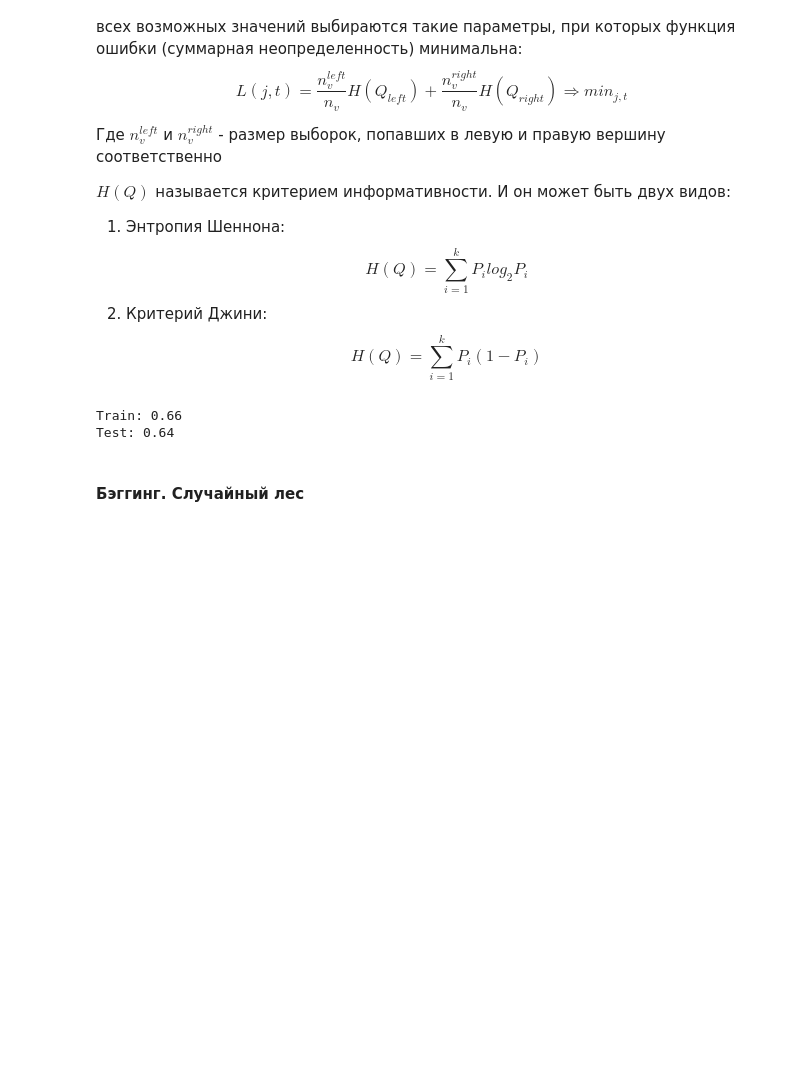
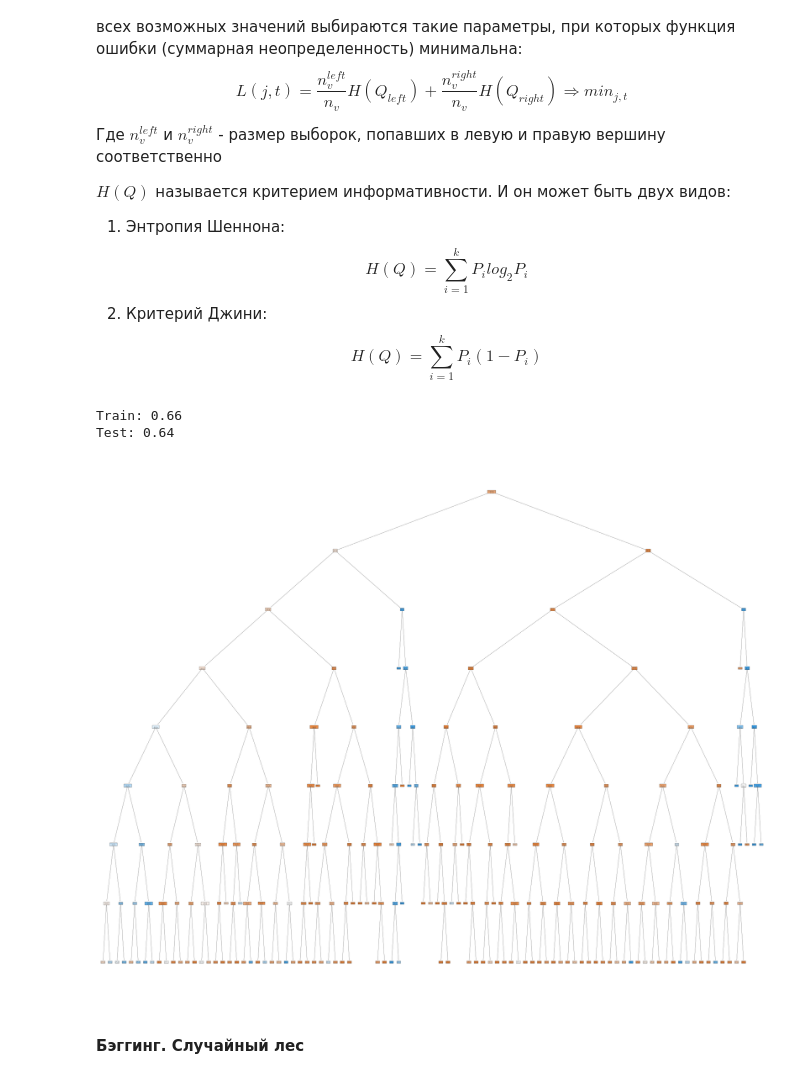
Before and after one commit to Vezdexod/sf_data_science, a Jupyter notebook: Data_Science_memory/ML3/AdultClassification.ipynb, the cells around one changed output. Cells and saved outputs as stored; diff of their text form; code cells hidden in the pictures; blank space fills up the shorter version.

```diff
--- a/Data_Science_memory/ML3/AdultClassification.ipynb
+++ b/Data_Science_memory/ML3/AdultClassification.ipynb
@@ -27,7 +27,7 @@ plt.style.use('seaborn')
 # %% [markdown]
 ### Знакомство с данными и их исследование
 # %%
-data = pd.read_csv('data/adult.csv')
+data = pd.read_csv('adult.csv')
 data.head()
 # %% [output]
 |  | age | workclass | fnlwgt | education | education.num | marital.status | occupation | relationship | ... |
@@ -391,15 +391,17 @@ print('Test: {:.2f}'.format(metrics.f1_score(y_test, y_test_pred)))
 Train: 0.66
 Test: 0.64
 # %%
-# #Создаем фигуру для визуализации графа
-# fig = plt.figure(figsize=(25,20))
-# #Строим граф дерева решений
-# tree_graph = tree.plot_tree(
-#     dt, #объект обученного дерева
-#     feature_names=X_train.columns, #наименования факторов
-#     class_names=["0 - <=50K", "1 - >50K"], #имена классов
-#     filled=True, #расцветка графа
-# );
+#Создаем фигуру для визуализации графа
+fig = plt.figure(figsize=(25,20))
+#Строим граф дерева решений
+tree_graph = tree.plot_tree(
+    dt, #объект обученного дерева
+    feature_names=X_train.columns, #наименования факторов
+    class_names=["0 - <=50K", "1 - >50K"], #имена классов
+    filled=True, #расцветка графа
+);
+# %% [output]
+[figure, added]
 # %% [markdown]
 #### Бэггинг. Случайный лес
 # %% [markdown]
```
Also changed, not shown: parts of 1 cell of this notebook, 9 other files.
